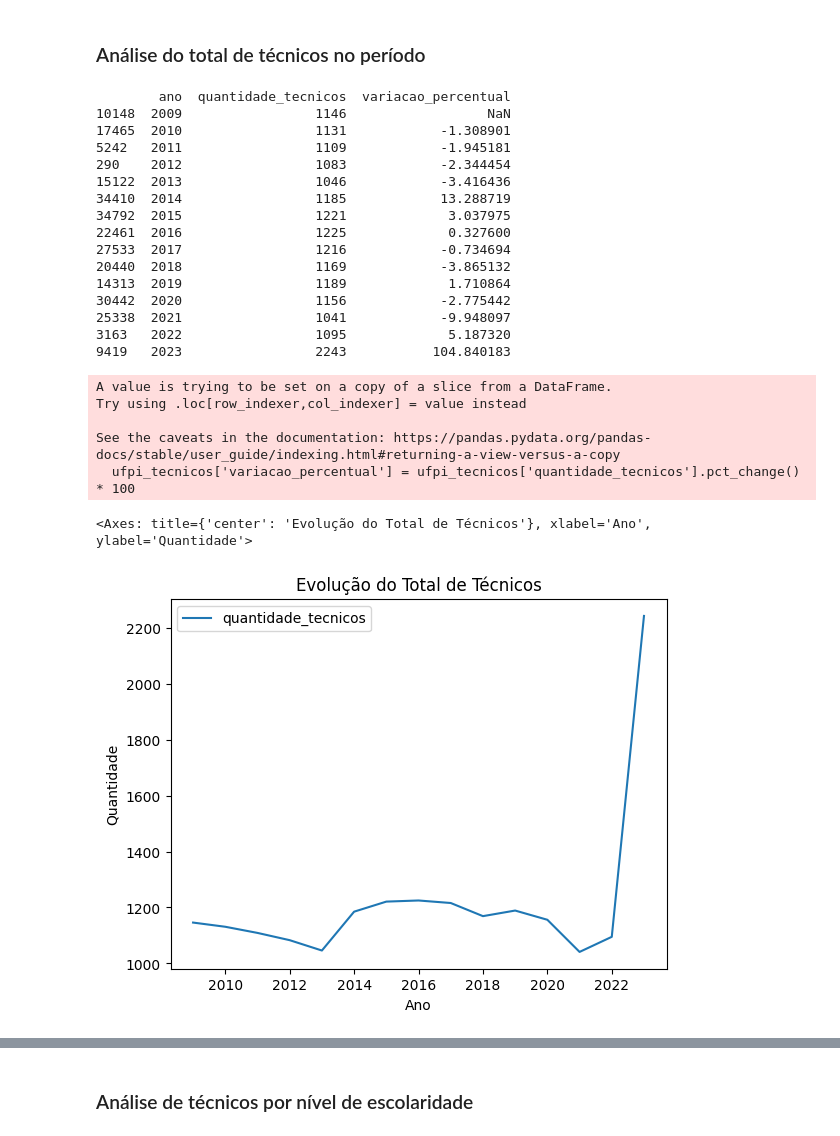
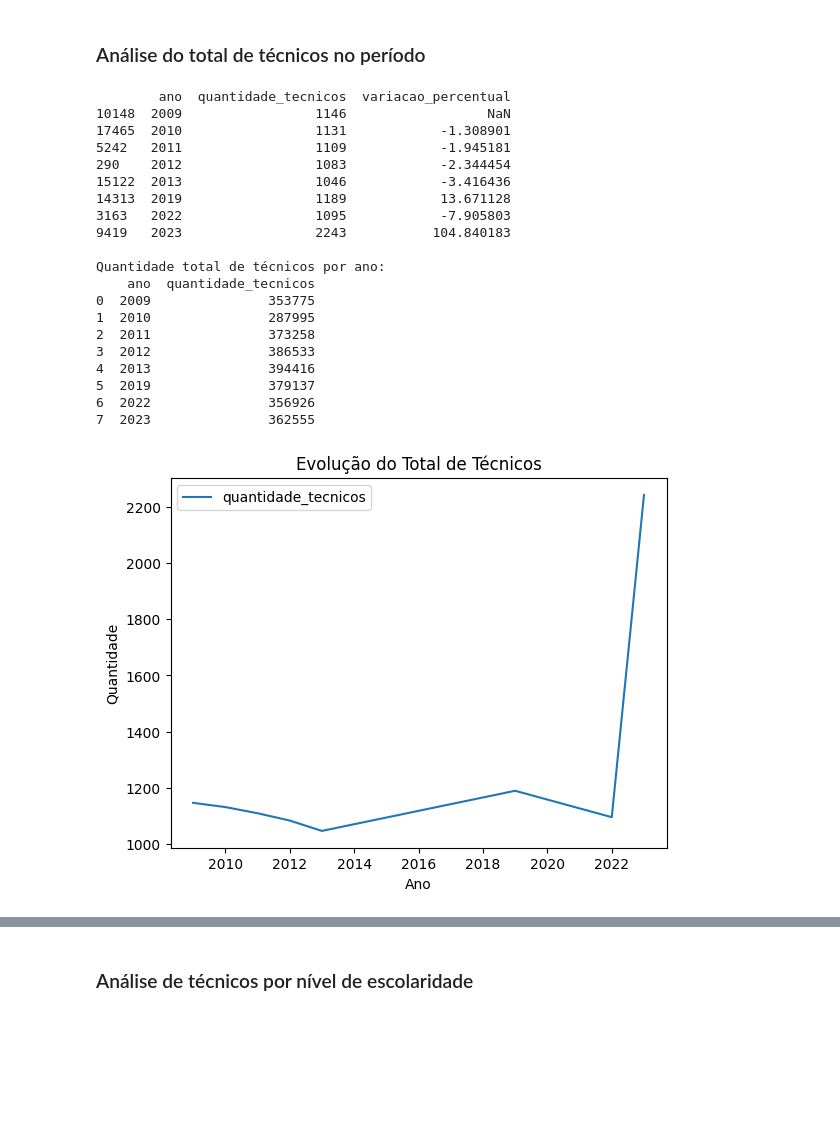
Before and after one commit to iamandamedeiros/analise-de-dados, a Jupyter notebook: Trabalho2_AnalisedeDados.ipynb, the cells around one changed output, grey strips where cells are left out. Drawn from its saved outputs; the diff is of its cells as text; code cells hidden in the pictures; blank space fills up the shorter version.

```diff
--- a/Trabalho2_AnalisedeDados.ipynb
+++ b/Trabalho2_AnalisedeDados.ipynb
@@ -152,32 +173,34 @@ ufpi_tecnicos
 # %%
 ufpi_tecnicos['variacao_percentual'] = ufpi_tecnicos['quantidade_tecnicos'].pct_change() * 100
 print(ufpi_tecnicos[['ano','quantidade_tecnicos', 'variacao_percentual']])
 
 ufpi_tecnicos.plot(x='ano', y='quantidade_tecnicos', kind='line', title='Evolução do Total de Técnicos', xlabel='Ano', ylabel='Quantidade')
+
+tecnicos_por_ano = df.groupby('ano')['quantidade_tecnicos'].sum().reset_index()
+print("\nQuantidade total de técnicos por ano:")
+print(tecnicos_por_ano)
 # %% [output]
         ano  quantidade_tecnicos  variacao_percentual
 10148  2009                 1146                  NaN
 17465  2010                 1131            -1.308901
 5242   2011                 1109            -1.945181
 290    2012                 1083            -2.344454
 15122  2013                 1046            -3.416436
-34410  2014                 1185            13.288719
-34792  2015                 1221             3.037975
-22461  2016                 1225             0.327600
-27533  2017                 1216            -0.734694
-20440  2018                 1169            -3.865132
-14313  2019                 1189             1.710864
-30442  2020                 1156            -2.775442
-25338  2021                 1041            -9.948097
-3163   2022                 1095             5.187320
+14313  2019                 1189            13.671128
+3163   2022                 1095            -7.905803
 9419   2023                 2243           104.840183
+
+Quantidade total de técnicos por ano:
+    ano  quantidade_tecnicos
+0  2009               353775
+1  2010               287995
+2  2011               373258
+3  2012               386533
+4  2013               394416
+5  2019               379137
+6  2022               356926
+7  2023               362555
-A value is trying to be set on a copy of a slice from a DataFrame.
-Try using .loc[row_indexer,col_indexer] = value instead
-
-See the caveats in the documentation: https://pandas.pydata.org/pandas-docs/stable/user_guide/indexing.html#returning-a-view-versus-a-copy
-  ufpi_tecnicos['variacao_percentual'] = ufpi_tecnicos['quantidade_tecnicos'].pct_change() * 100
-<Axes: title={'center': 'Evolução do Total de Técnicos'}, xlabel='Ano', ylabel='Quantidade'>
-[figure, old version]
+[figure, new version]
 # %%
 max_tecnicos = ufpi_tecnicos.loc[ufpi_tecnicos['quantidade_tecnicos'].idxmax(), ['ano', 'quantidade_tecnicos']]
 min_tecnicos = ufpi_tecnicos.loc[ufpi_tecnicos['quantidade_tecnicos'].idxmin(), ['ano', 'quantidade_tecnicos']]
```
Also changed, not shown: parts of 22 cells of this notebook.
